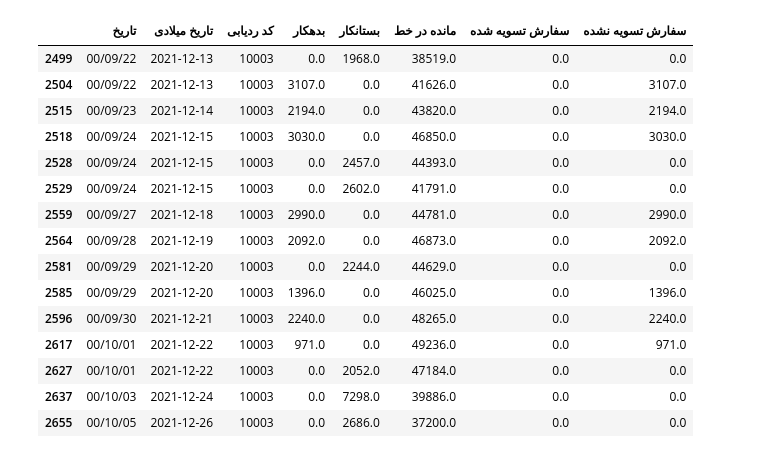
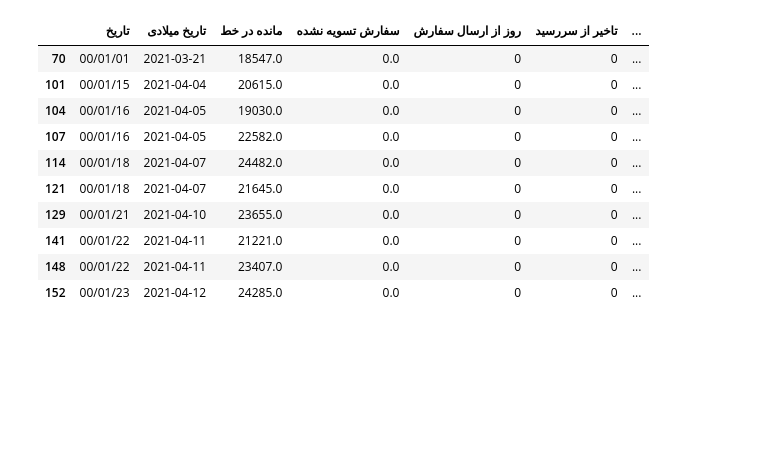
Before and after one commit to SahandSM/Chips_Report, a Jupyter notebook: main.ipynb, the cells around one changed output. Drawn from its saved outputs; the diff is of its cells as text; code cells hidden in the pictures; blank space fills up the shorter version.

Commit message:
save to change 'روز از ارسال سفارش'

```diff
--- a/main.ipynb
+++ b/main.ipynb
@@ -50,7 +43,7 @@ collective['مانده در خط'] = collective['مانده بدهکار'] - col
 # %%
 def not_settled_inline(collective):
-    collective['مانده درخط تسویه نشده'] = collective['مانده بدهکار'] - collective['بستانکار'].sum()
+    collective['مانده درخط تسویه نشده'] = collective['بدهکار تجمیعی'] - collective['بستانکار'].sum()
     collective.loc[collective['مانده درخط تسویه نشده']<0,'مانده درخط تسویه نشده'] = 0
     return collective
-
-collective = collective.groupby('کد ردیابی', group_keys=False).apply(not_settled_inline)
+group_by_cust = collective.groupby('کد ردیابی',group_keys=False)
+collective = group_by_cust.apply(not_settled_inline)
@@ -64,22 +54,35 @@ collective['سفارش تسویه نشده'] = collective['بدهکار'] - coll
+# %%
+report_end_date = pd.to_datetime('2021-12-27')
+credit_in_days = pd.Timedelta(days=15)
+# %%
+collective['روز از ارسال سفارش'] = pd.Timedelta(days=0)
+collective.loc[collective['سفارش تسویه نشده']>0,'روز از ارسال سفارش'] = report_end_date - collective['تاريخ میلادی']
+
+collective['تاخیر از سررسید'] = pd.Timedelta(days=0)
+# collective.loc[collective['سفارش تسویه نشده']>0,'تاخیر از سررسید'] = collective.loc[collective['سفارش تسویه نشده']>0,'روز از ارسال سفارش']- credit_in_days
+collective.loc[collective['سفارش تسویه نشده']>0,'تاخیر از سررسید'] = collective['روز از ارسال سفارش'] - credit_in_days
+
+collective['روز از ارسال سفارش'] = collective['روز از ارسال سفارش'].dt.days
+collective['تاخیر از سررسید'] = collective['تاخیر از سررسید'] .dt.days
+collective['تسویه نشده × روز از ارسال'] = collective['سفارش تسویه نشده'] * collective['روز از ارسال سفارش']
+# %%
+# collective['سفارش سررسید شده'] = 0
+collective['سفارش سررسید شده'] = collective.loc[collective['تاخیر از سررسید']>0,'سفارش تسویه نشده']
+collective['سفارش سررسید شده × تاخیر از سررسید'] = collective['سفارش سررسید شده'] * collective['تاخیر از سررسید']
 # %%
-collective[collective['کد ردیابی']==10003].iloc[:,[0,1,2,4,5,8,11,12]][-15:]
+collective[collective['کد ردیابی']==10003].iloc[:,[0,1,8,11,12,13,14,15,16]][:10]
 # %% [output]
-|  | تاريخ | تاريخ میلادی | کد ردیابی | بدهکار | بستانکار | مانده در خط | سفارش تسویه شده | سفارش تسویه نشده |
-| 2499 | 00/09/22 | 2021-12-13 | 10003 | 0.0 | 1968.0 | 38519.0 | 0.0 | 0.0 |
-| 2504 | 00/09/22 | 2021-12-13 | 10003 | 3107.0 | 0.0 | 41626.0 | 0.0 | 3107.0 |
-| 2515 | 00/09/23 | 2021-12-14 | 10003 | 2194.0 | 0.0 | 43820.0 | 0.0 | 2194.0 |
-| 2518 | 00/09/24 | 2021-12-15 | 10003 | 3030.0 | 0.0 | 46850.0 | 0.0 | 3030.0 |
-| 2528 | 00/09/24 | 2021-12-15 | 10003 | 0.0 | 2457.0 | 44393.0 | 0.0 | 0.0 |
-| 2529 | 00/09/24 | 2021-12-15 | 10003 | 0.0 | 2602.0 | 41791.0 | 0.0 | 0.0 |
-| 2559 | 00/09/27 | 2021-12-18 | 10003 | 2990.0 | 0.0 | 44781.0 | 0.0 | 2990.0 |
-| 2564 | 00/09/28 | 2021-12-19 | 10003 | 2092.0 | 0.0 | 46873.0 | 0.0 | 2092.0 |
-| 2581 | 00/09/29 | 2021-12-20 | 10003 | 0.0 | 2244.0 | 44629.0 | 0.0 | 0.0 |
-| 2585 | 00/09/29 | 2021-12-20 | 10003 | 1396.0 | 0.0 | 46025.0 | 0.0 | 1396.0 |
-| 2596 | 00/09/30 | 2021-12-21 | 10003 | 2240.0 | 0.0 | 48265.0 | 0.0 | 2240.0 |
-| 2617 | 00/10/01 | 2021-12-22 | 10003 | 971.0 | 0.0 | 49236.0 | 0.0 | 971.0 |
-| 2627 | 00/10/01 | 2021-12-22 | 10003 | 0.0 | 2052.0 | 47184.0 | 0.0 | 0.0 |
-| 2637 | 00/10/03 | 2021-12-24 | 10003 | 0.0 | 7298.0 | 39886.0 | 0.0 | 0.0 |
-| 2655 | 00/10/05 | 2021-12-26 | 10003 | 0.0 | 2686.0 | 37200.0 | 0.0 | 0.0 |
+|  | تاريخ | تاريخ میلادی | مانده در خط | سفارش تسویه نشده | روز از ارسال سفارش | تاخیر از سررسید | ... |
+| 70 | 00/01/01 | 2021-03-21 | 18547.0 | 0.0 | 0 | 0 | ... |
+| 101 | 00/01/15 | 2021-04-04 | 20615.0 | 0.0 | 0 | 0 | ... |
+| 104 | 00/01/16 | 2021-04-05 | 19030.0 | 0.0 | 0 | 0 | ... |
+| 107 | 00/01/16 | 2021-04-05 | 22582.0 | 0.0 | 0 | 0 | ... |
+| 114 | 00/01/18 | 2021-04-07 | 24482.0 | 0.0 | 0 | 0 | ... |
+| 121 | 00/01/18 | 2021-04-07 | 21645.0 | 0.0 | 0 | 0 | ... |
+| 129 | 00/01/21 | 2021-04-10 | 23655.0 | 0.0 | 0 | 0 | ... |
+| 141 | 00/01/22 | 2021-04-11 | 21221.0 | 0.0 | 0 | 0 | ... |
+| 148 | 00/01/22 | 2021-04-11 | 23407.0 | 0.0 | 0 | 0 | ... |
+| 152 | 00/01/23 | 2021-04-12 | 24285.0 | 0.0 | 0 | 0 | ... |
 # %%
 columns = pd.Series(collective.columns)
 columns
```
Also changed, not shown: parts of 12 cells of this notebook, 1 other file.
